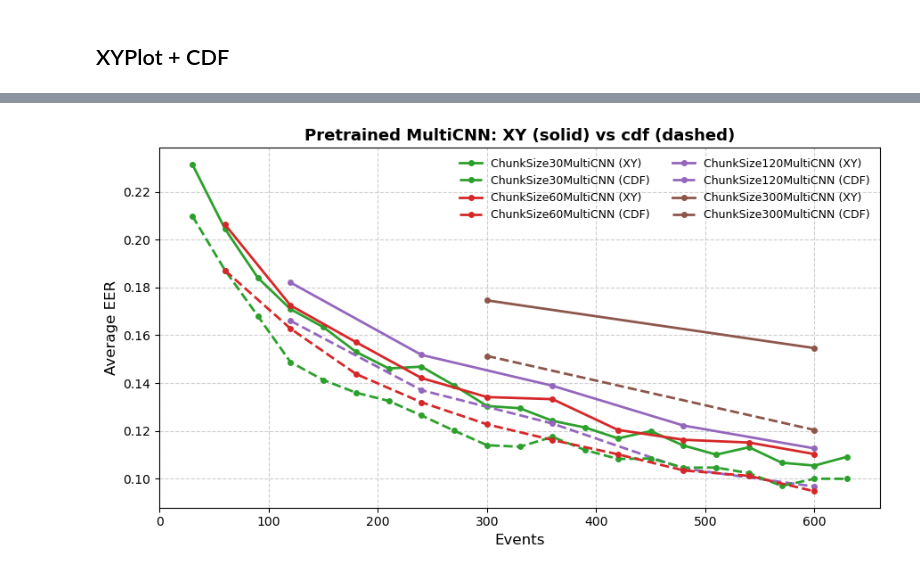
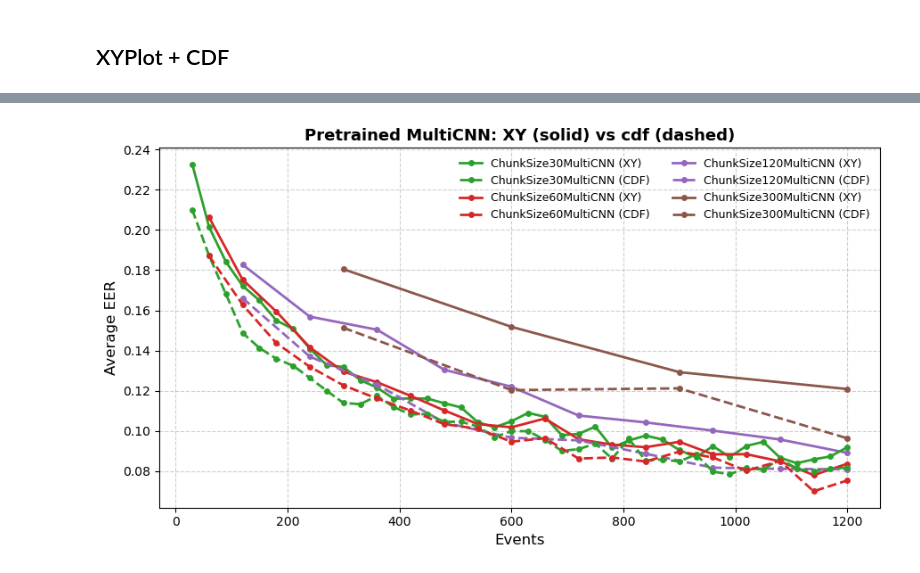
Before and after one commit to S-lijun/Mouse_Dynamics, a Jupyter notebook: Results_New.ipynb, the cells around one changed output, grey strips where cells are left out. Drawn from its saved outputs; the diff is of its cells as text; code cells hidden in the pictures.

```diff
--- a/Results_New.ipynb
+++ b/Results_New.ipynb
@@ -429,9 +429,9 @@ plot_chunk_xy_cdf_curves(
 # %%
 plot_chunk_xy_cdf_curves(
     xy_dir="Visualization/Test/XYPlot",
     cdf_dir="Visualization/Test/cdf",
     title="Pretrained MultiCNN: XY (solid) vs cdf (dashed)",
-    max_event=650
+    max_event=1200
 )
 # %% [output]
-[figure, old version]
+[figure, new version]
```
Also changed, not shown: parts of 2 cells of this notebook, 9 other files.
